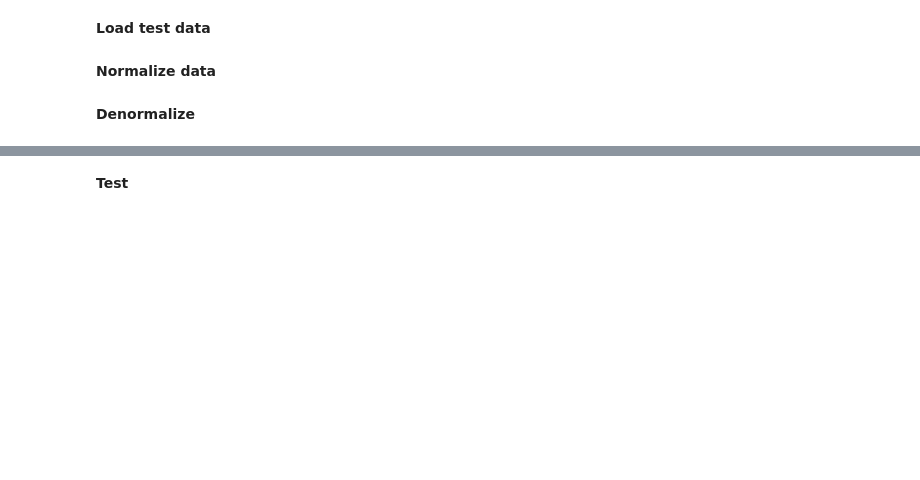
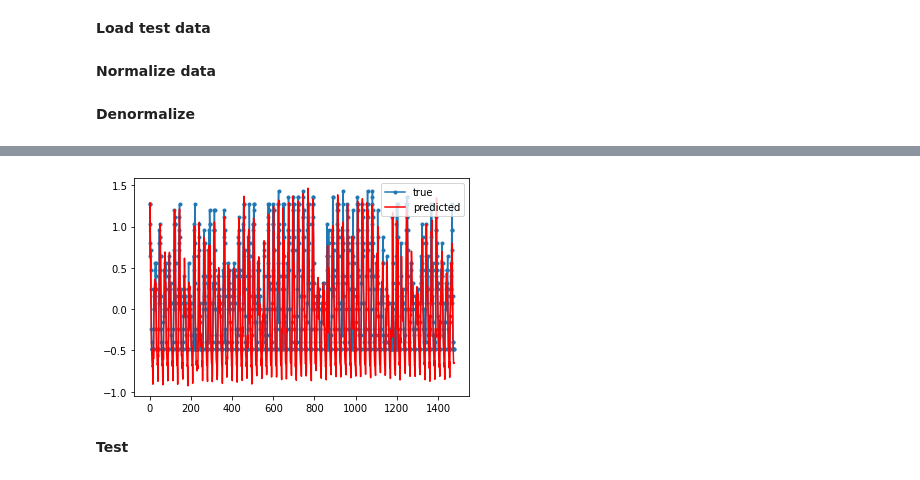
Before and after one commit to TheAnders121/FinalDiplom, a Jupyter notebook: ProjektKode.ipynb, the cells around one changed output, grey strips where cells are left out. Saved outputs shown, nothing was run; the diff lists cells and outputs as text; code cells hidden in the pictures; blank space fills up the shorter version.

```diff
--- a/ProjektKode.ipynb
+++ b/ProjektKode.ipynb
@@ -39,13 +39,12 @@ historical_data = 'data.csv'
 rData_path = 'data.csv'
 wData_path = ''
 
-
 #Model columns
 direct = 'DirectSunPower kW/m²'
 diffused = 'DiffuseSunPower kW/m²'
 sunAltitude = 'SunAltitude °'
-inputColumn = diffused
-outputColumn = sunAltitude
+inputColumn = sunAltitude
+outputColumn = diffused
 
 #Model construction
 steps = 24
@@ -98,8 +97,13 @@ def transformData(data, column):
 # %% [markdown]
 **Inverse transform data**
 # %%
-def inverseTransformData(data):
+def inverseTransformData(data, column=''):
   transformer = RobustScaler()
+  if column == '':
+    transformer = transformer.fit(data)
+  else:
+    transformer = transformer.fit(data[column])
+
   inversed = transformer.inverse_transform(data)
   return inversed
 # %% [markdown]
@@ -202,14 +206,15 @@ def process_data(data):
   # Convert to radians.
   data[sunAltitude] = data[sunAltitude]*np.pi / 180
   #data[[diffused, sunAltitude]].copy() #return only two relevant columns
-  return data[[sunAltitude]].copy() #return only relevant column
+  #return data[[sunAltitude]].copy() #return only relevant column
+  return data
 # %% [markdown]
 **Predict**
 # %%
 #data - 48 datapoints for the model to predict the next 24 datapoints
 def make_prediction(model, data, plot):
   if plot == False:
-    prediction = model.predict(data, verbose=0)
+    prediction = model.predict(data)
     return prediction
   #Code to return plot
 # %% [markdown]
@@ -329,0 +361,68 @@ Name: DiffuseSunPower kW/m², Length: 10677, dtype: float64
+# %%
+data = load_data(historical_data)
+data = data[[inputColumn, outputColumn]].copy()
+data = process_data(data)
+
+shiftDays = 1
+shiftSteps = shiftDays * 24
+
+#shiftedData = data
+#shiftedData[outputColumn] = shiftedData[outputColumn].shift(-shiftSteps)
+
+shiftedData = data[outputColumn].shift(-shiftSteps)
+
+print(data[outputColumn].head(shiftSteps + 5))
+print(shiftedData.head(5))
+print(shiftedData.tail()) #this should be NaN, since the data has been shifted backwards (down)
+
+data[outputColumn] = shiftedData
+data = splitData(data)
+print(f'Split shifted data: {splitData(data)}')
+#print(f'Split shifted data: {splitData(shiftedData)}')
+
+train = transformData(data[0], [inputColumn, outputColumn])
+test = transformData(data[1], [inputColumn, outputColumn])
+
+print(f'Test data: {test}')
+input, output = createDatasets(train, train[outputColumn], steps)
+
+print(f'Dataset shape set to: {input.shape, output.shape}')
+print(f'Set model input shape to: {input.shape[1], input.shape[2]}')
+print(f'Test data: {output}')
+
+
+model = keras.Sequential()
+model.add(
+  keras.layers.Bidirectional(
+    keras.layers.LSTM(
+      units=128,
+      input_shape=(input.shape[1], input.shape[2])
+    )
+  )
+)
+model.add(keras.layers.Dropout(rate=0.2))
+model.add(keras.layers.Dense(units=1))
+
+model = compile(model)
+#model.compile(loss='mean_squared_error', optimizer='adam')
+history = fit(model, input, output)
+
+testInput, testOutput = createDatasets(test, test[outputColumn], steps)
+
+print(f'Test data shape: {testInput.shape}')
+print(f'Input: {testInput[1][0]}')
+prediction = make_prediction(model, testInput, False)
+print(prediction)
+
+print(f'Prediction output shape: {inverseTransformData(prediction).shape}')
+print(f'Prediction values: {inverseTransformData(prediction)}')
+
+print(f'Real values: {data[1].head(20)}')
+#print(f'Real values: {inverseTransformData(np.reshape(testOutput,(-1,1)))}')
+look = inverseTransformData(np.reshape(testOutput,(-1,1)))
+#print(look[-20:, :])
+#print(f'Shapes {testOutput.shape, look.shape}')
+plt.plot(inverseTransformData(np.reshape(testOutput,(-1,1))).flatten(), marker='.', label='true')
+plt.plot(inverseTransformData(prediction).flatten(), 'r', label='predicted')
+plt.legend()
+# %% [output]
@@ -330,3 +447,4 @@ Name: DiffuseSunPower kW/m², Length: 10677, dtype: float64
+[figure, added]
 # %% [markdown]
 **Test**
 # %%
```
Also changed, not shown: parts of 9 cells of this notebook.
